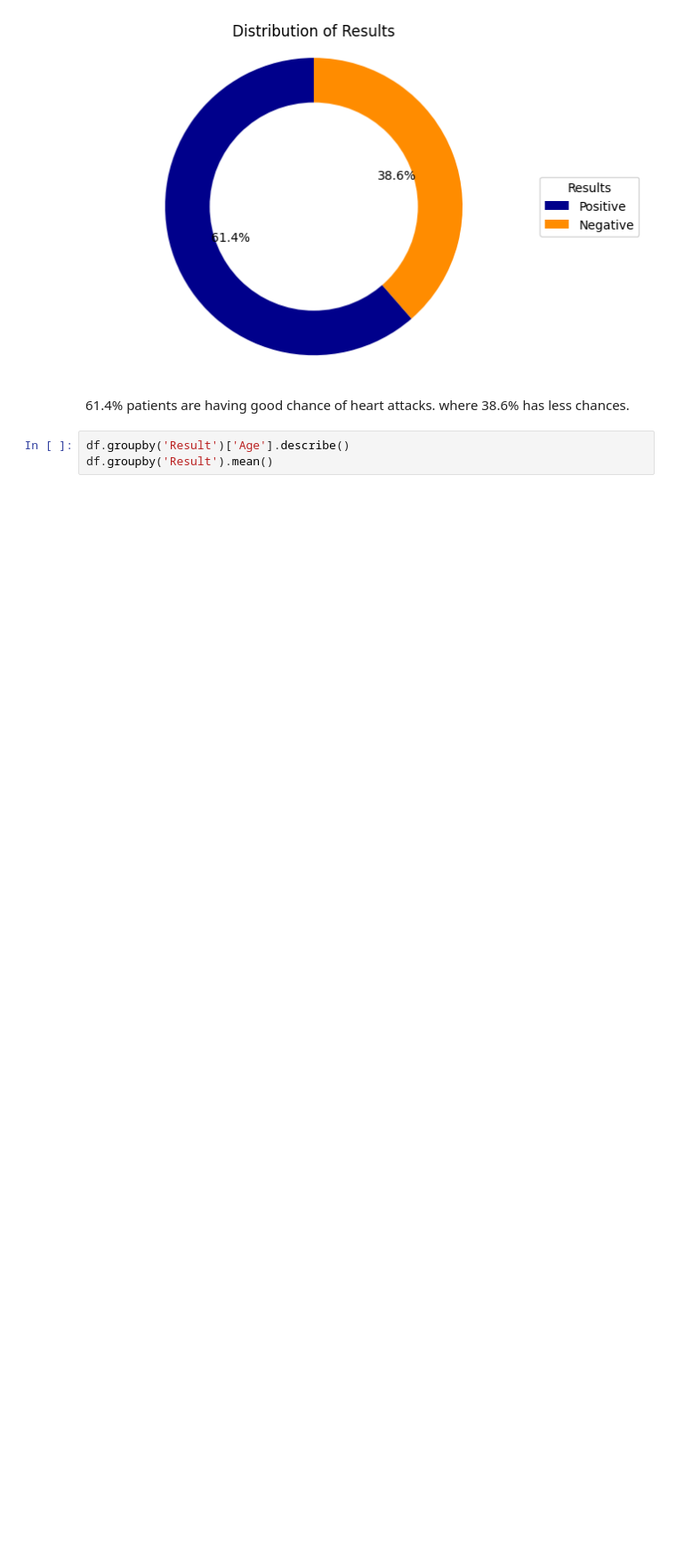
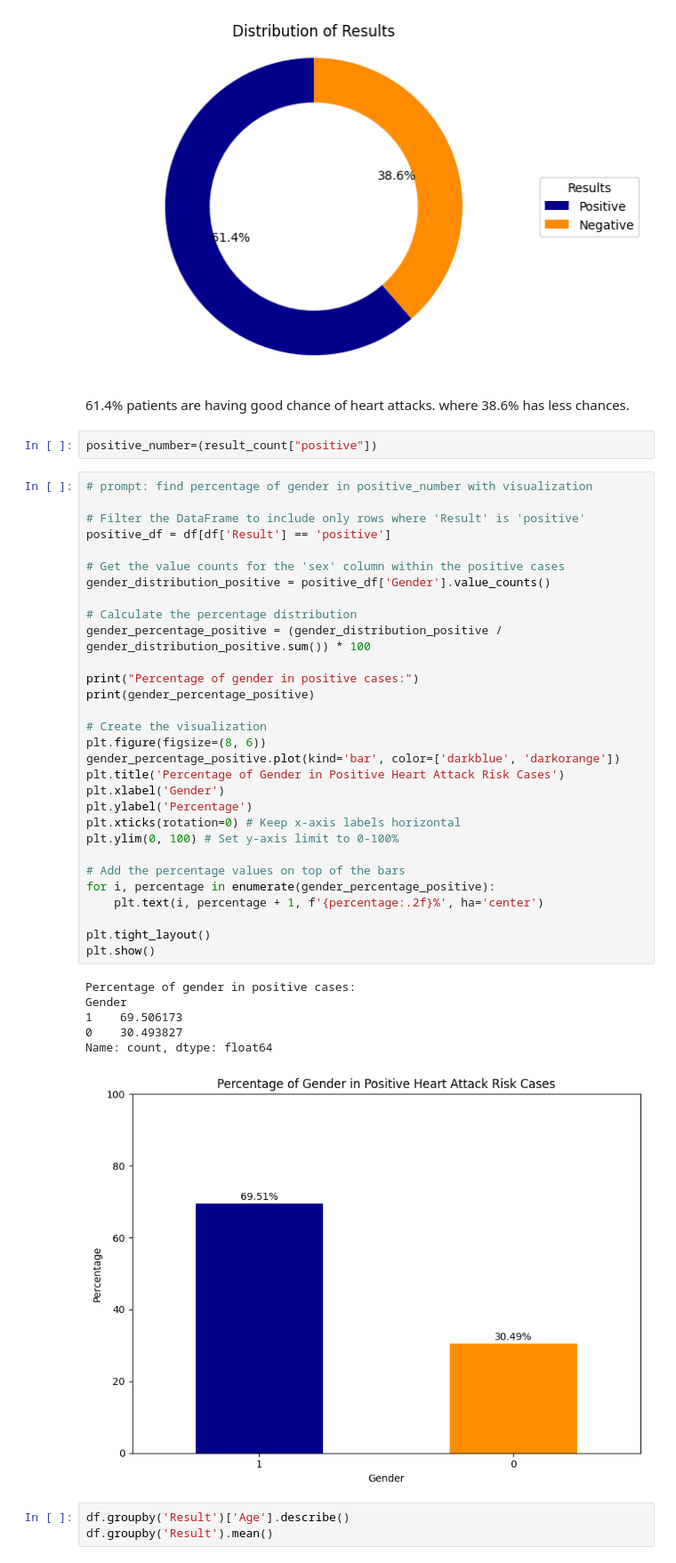
Before and after one commit to Madhulik123/Data-Analysis-project, a Jupyter notebook: heart.ipynb, the cells around one changed output. Shown at 89% size. Cells and saved outputs as stored; diff of their text form; blank space fills up the shorter version.

```diff
--- a/heart.ipynb
+++ b/heart.ipynb
@@ -156,6 +156,45 @@ plt.show()
 [figure]
 # %% [markdown]
 61.4% patients are having good chance of heart attacks. where 38.6% has less chances.
+# %%
+positive_number=(result_count["positive"])
+# %%
+# prompt: find percentage of gender in positive_number with visualization
+
+# Filter the DataFrame to include only rows where 'Result' is 'positive'
+positive_df = df[df['Result'] == 'positive']
+
+# Get the value counts for the 'sex' column within the positive cases
+gender_distribution_positive = positive_df['Gender'].value_counts()
+
+# Calculate the percentage distribution
+gender_percentage_positive = (gender_distribution_positive / gender_distribution_positive.sum()) * 100
+
+print("Percentage of gender in positive cases:")
+print(gender_percentage_positive)
+
+# Create the visualization
+plt.figure(figsize=(8, 6))
+gender_percentage_positive.plot(kind='bar', color=['darkblue', 'darkorange'])
+plt.title('Percentage of Gender in Positive Heart Attack Risk Cases')
+plt.xlabel('Gender')
+plt.ylabel('Percentage')
+plt.xticks(rotation=0) # Keep x-axis labels horizontal
+plt.ylim(0, 100) # Set y-axis limit to 0-100%
+
+# Add the percentage values on top of the bars
+for i, percentage in enumerate(gender_percentage_positive):
+    plt.text(i, percentage + 1, f'{percentage:.2f}%', ha='center')
+
+plt.tight_layout()
+plt.show()
+# %% [output]
+Percentage of gender in positive cases:
+Gender
+1    69.506173
+0    30.493827
+Name: count, dtype: float64
+[figure, added]
 # %%
 df.groupby('Result')['Age'].describe()
 df.groupby('Result').mean()
```
